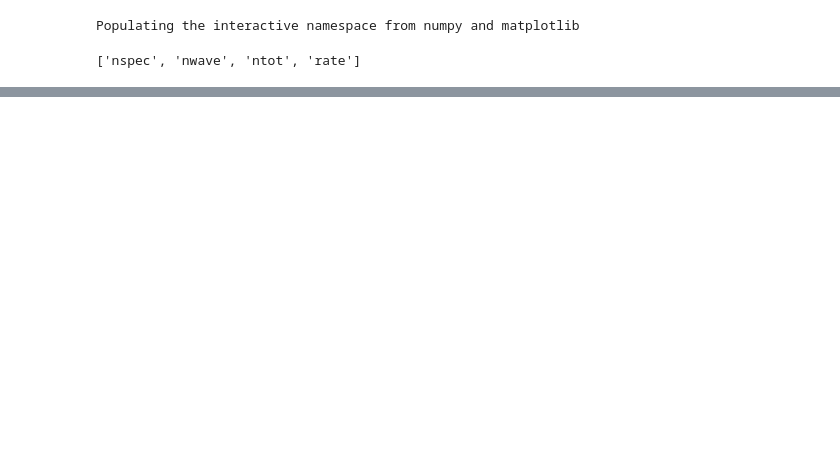
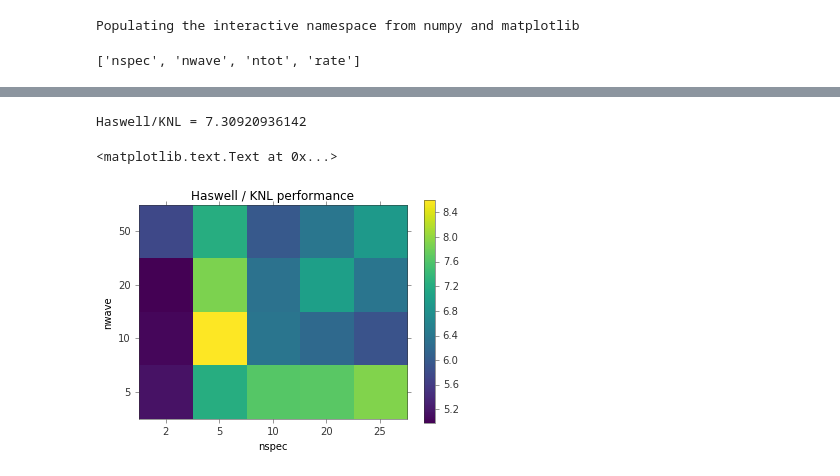
Before and after one commit to sbailey/knltest, a Jupyter notebook: doc/extract-size.ipynb, the cells around one changed output, grey strips where cells are left out. Cells and saved outputs as stored; diff of their text form; code cells hidden in the pictures; blank space fills up the shorter version.

```diff
--- a/doc/extract-size.ipynb
+++ b/doc/extract-size.ipynb
@@ -79,0 +91,9 @@ xlabel('nwave')
+# %%
+r = np.max(rate_hsw) / np.max(rate_knl)
+print("Haswell/KNL = {}".format(r))
+plotimg(rate_hsw/rate_knl, xlabels, ylabels)
+title('Haswell / KNL performance')
+# %% [output]
+Haswell/KNL = 7.30920936142
+<matplotlib.text.Text at 0x...>
+[figure, added]
```
Also changed, not shown: parts of 13 cells of this notebook.
